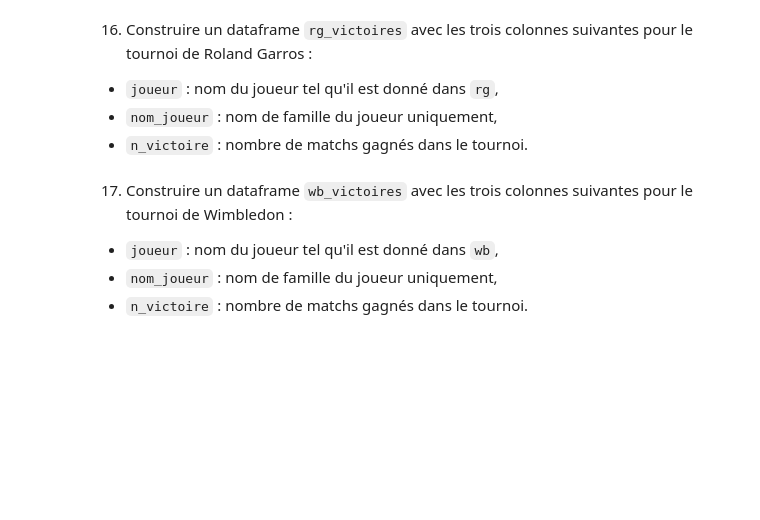
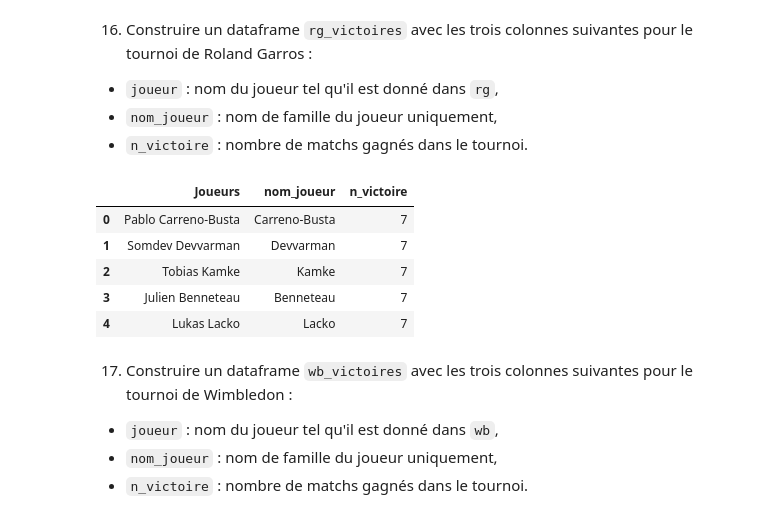
Before and after one commit to EdouardCHATILLON/Formation_ensae, a Jupyter notebook: Code/02_pandas_2.ipynb, the cells around one changed output. Cells and saved outputs as stored; diff of their text form; code cells hidden in the pictures; blank space fills up the shorter version.

```diff
--- a/Code/02_pandas_2.ipynb
+++ b/Code/02_pandas_2.ipynb
@@ -144,3 +256,16 @@ def n_match(s):
+# %%
+rg_victoires=pd.concat([rg['Player1'],rg['Player2']]).drop_duplicates().to_frame(name="Joueurs").reset_index(drop=True)
+rg_victoires['nom_joueur']=rg_victoires['Joueurs'].str.split(' ').apply(lambda v:v[-1])
+rg_victoires['n_victoire']=rg_victoires['Joueurs'].apply(lambda joueur: n_victoire(rg,joueur))
+
+rg_victoires.head(5)
+# %% [output]
+|  | Joueurs | nom_joueur | n_victoire |
+| 0 | Pablo Carreno-Busta | Carreno-Busta | 7 |
+| 1 | Somdev Devvarman | Devvarman | 7 |
+| 2 | Tobias Kamke | Kamke | 7 |
+| 3 | Julien Benneteau | Benneteau | 7 |
+| 4 | Lukas Lacko | Lacko | 7 |
 # %% [markdown]
 17. Construire un dataframe `wb_victoires` avec les trois colonnes suivantes pour le tournoi de Wimbledon :
 - `joueur` : nom du joueur tel qu'il est donné dans `wb`,
```
Also changed, not shown: parts of 11 cells of this notebook.
